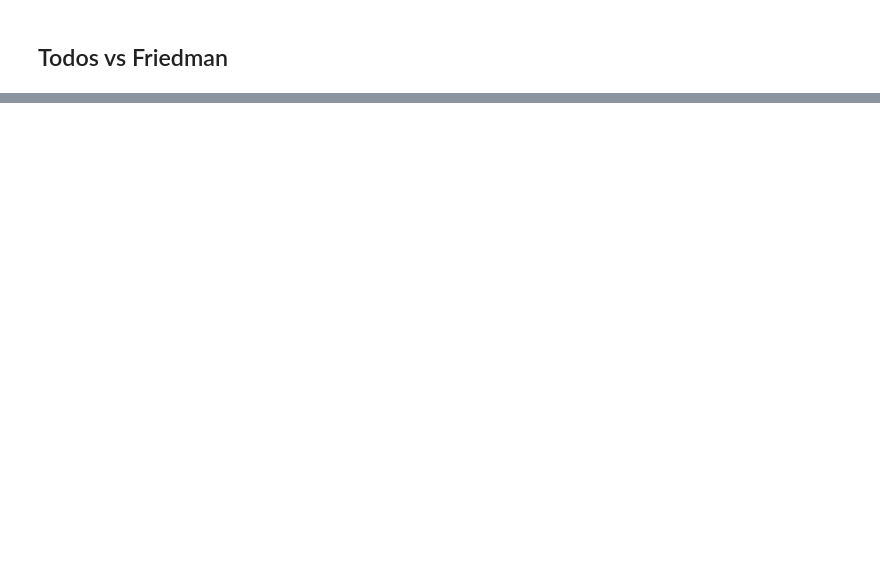
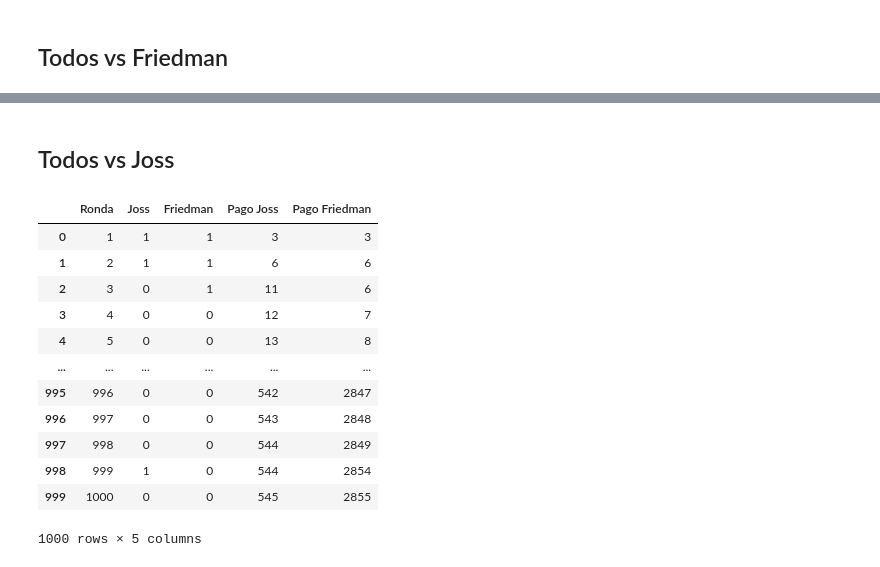
Before and after one commit to AlexFajardo26/Teoria_de_juegos, a Jupyter notebook: Proyecto.ipynb, the cells around one changed output, grey strips where cells are left out. Cells and saved outputs as stored; diff of their text form; code cells hidden in the pictures; blank space fills up the shorter version.

```diff
--- a/Proyecto.ipynb
+++ b/Proyecto.ipynb
@@ -363,0 +362,42 @@ graficar_ganancias(df_Friedman, nombres_Friedman)
+# %% [markdown]
+## Todos vs Joss
+# %%
+Joss_game = Joss(aleatorio)
+
+nombres_Joss = ['Rick', 'Friedman', 'GraasKamp', 'Tit_for_Tat', 'Tester']
+oponentes_Joss = [Rick, Friedman, GraasKamp, Tit_for_Tat, Tester]
+
+df_Joss = []
+
+for i in range(len(nombres_Joss)):
+    nombre = nombres_Joss[i]
+    funcion = oponentes_Joss[i]
+
+    plays_op = funcion(Joss_game)
+    pagos_Joss, pagos_oponente = calcular_pagos(Joss_game, plays_op)
+
+    df2_Joss = pd.DataFrame({
+        'Ronda': list(range(1, len(aleatorio) + 1)),
+        'Joss': Joss_game,
+        nombre: plays_op,
+        'Pago Joss': pagos_Joss,
+        f'Pago {nombre}': pagos_oponente
+    })
+
+    df_Joss.append(df2_Joss)
+
+df_Joss[1]
+# %% [output]
+|  | Ronda | Joss | Friedman | Pago Joss | Pago Friedman |
+| 0 | 1 | 1 | 1 | 3 | 3 |
+| 1 | 2 | 1 | 1 | 6 | 6 |
+| 2 | 3 | 0 | 1 | 11 | 6 |
+| 3 | 4 | 0 | 0 | 12 | 7 |
+| 4 | 5 | 0 | 0 | 13 | 8 |
+| ... | ... | ... | ... | ... | ... |
+| 995 | 996 | 0 | 0 | 542 | 2847 |
+| 996 | 997 | 0 | 0 | 543 | 2848 |
+| 997 | 998 | 0 | 0 | 544 | 2849 |
+| 998 | 999 | 1 | 0 | 544 | 2854 |
+| 999 | 1000 | 0 | 0 | 545 | 2855 |
+1000 rows × 5 columns
```
Also changed, not shown: parts of 13 cells of this notebook.
